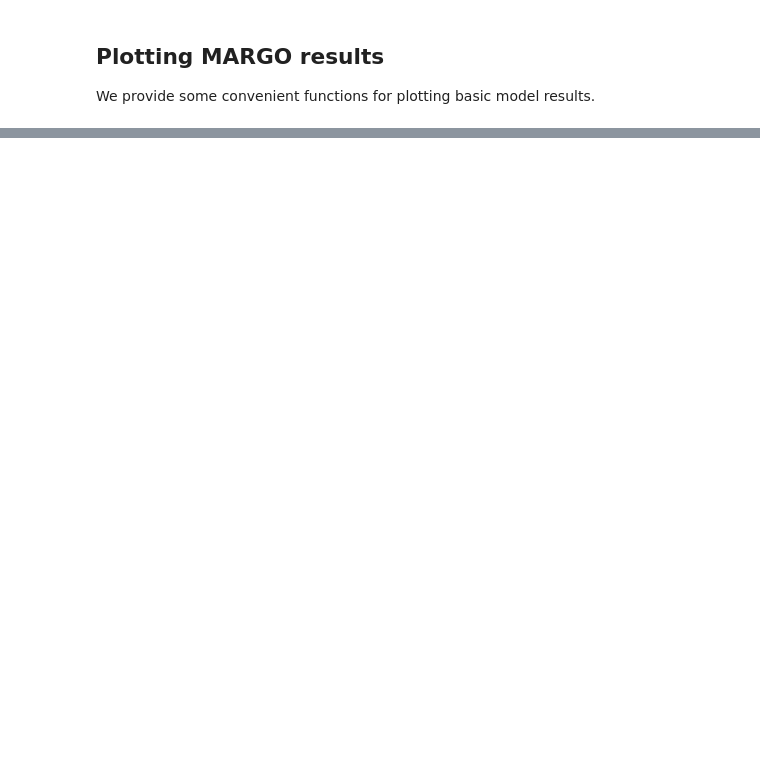
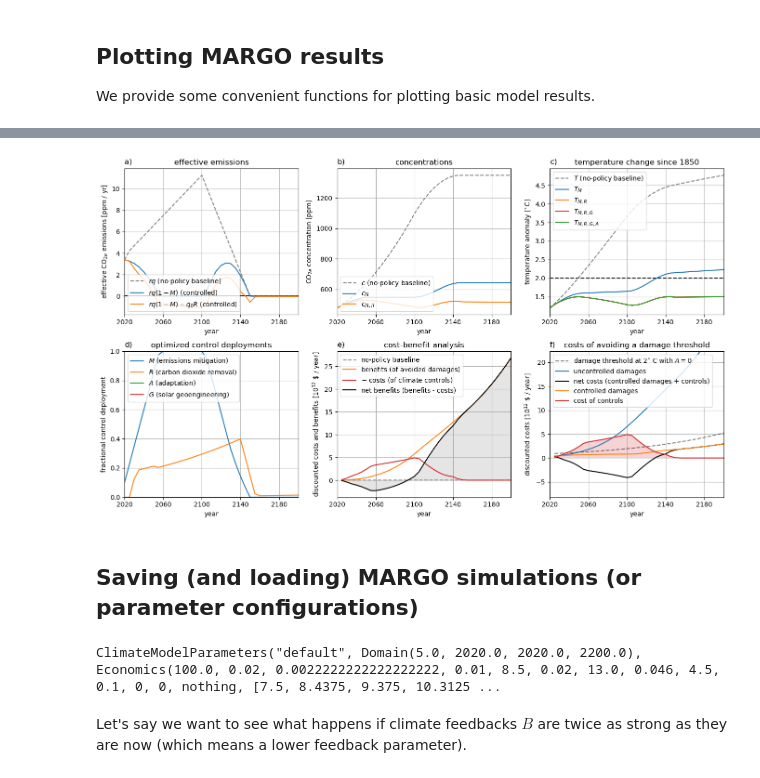
Before and after one commit to ClimateMARGO/ClimateMARGO.jl, a Jupyter notebook: example_notebooks/tutorials/basic_tutorial.ipynb, the cells around one changed output, grey strips where cells are left out. Saved outputs shown, nothing was run; the diff lists cells and outputs as text; code cells hidden in the pictures; blank space fills up the shorter version.

```diff
--- a/example_notebooks/tutorials/basic_tutorial.ipynb
+++ b/example_notebooks/tutorials/basic_tutorial.ipynb
@@ -293,0 +313,6 @@ ylim([0,30]);
+# %%
+plot_state(m)
+# %% [output]
+[figure, added]
+# %% [markdown]
+## Saving (and loading) MARGO simulations (or parameter configurations)
@@ -293,0 +324,6 @@ ylim([0,30]);
+# %%
+new_params = load_params("default", config_path=config_path)
+# %% [output]
+ClimateModelParameters("default", Domain(5.0, 2020.0, 2020.0, 2200.0), Economics(100.0, 0.02, 0.0022222222222222222, 0.01, 8.5, 0.02, 13.0, 0.046, 4.5, 0.1, 0, 0, nothing, [7.5, 8.4375, 9.375, 10.3125 ...
+# %% [markdown]
+Let's say we want to see what happens if climate feedbacks $B$ are twice as strong as they are now (which means a lower feedback parameter).
```
Also changed, not shown: parts of 33 cells of this notebook, 14 other files.
